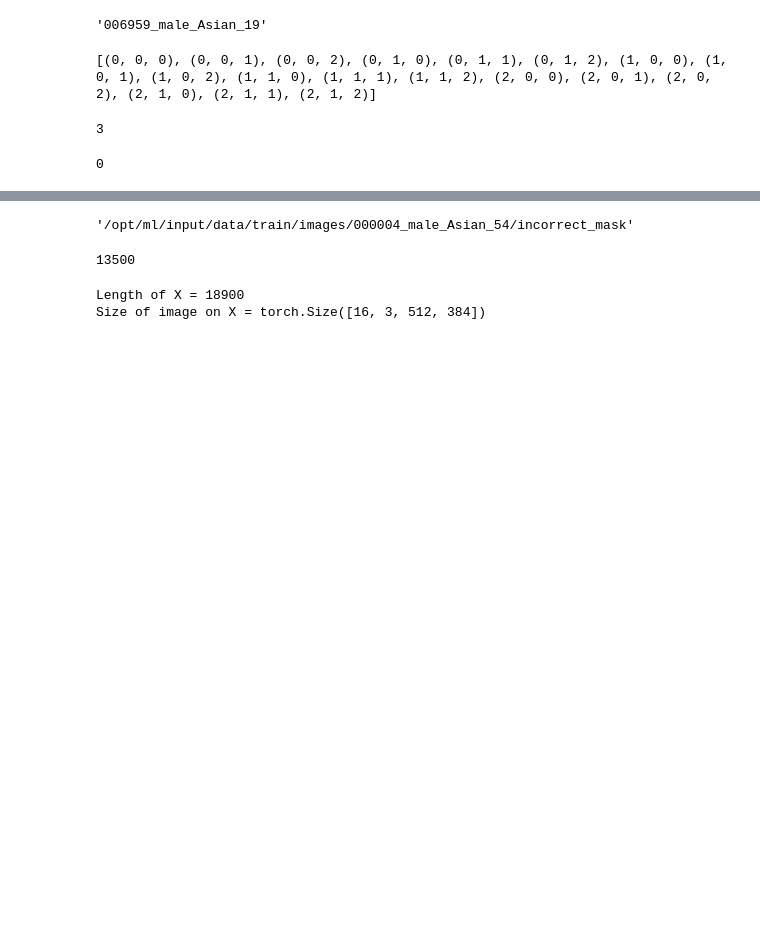
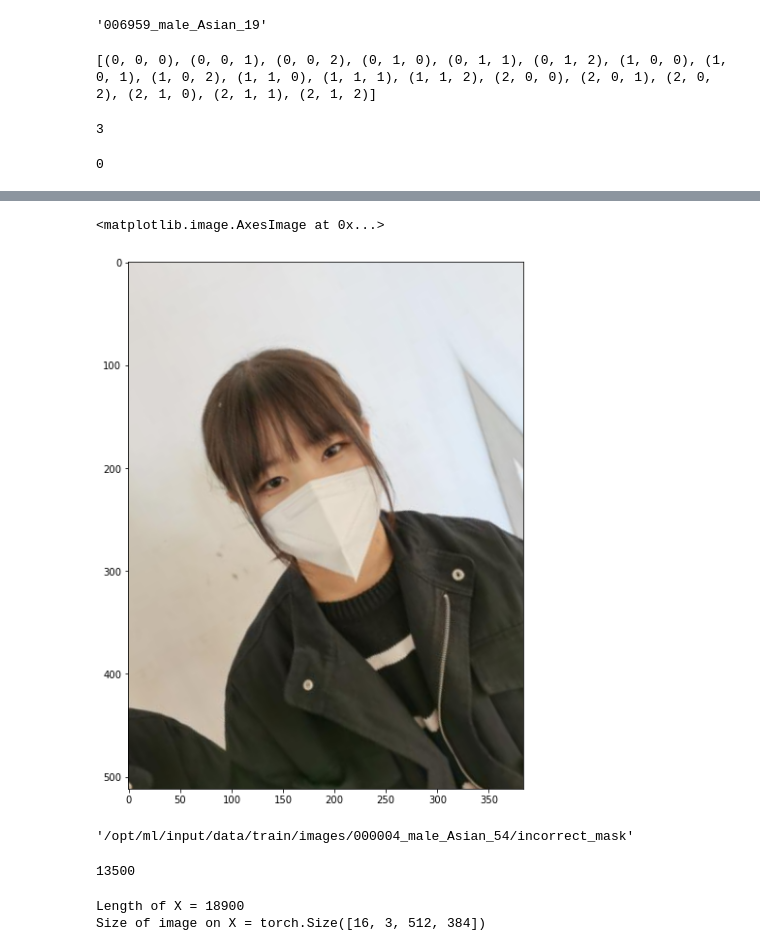
Before and after one commit to naem1023/boostcamp-pstage-image, a Jupyter notebook: test.ipynb, the cells around one changed output, grey strips where cells are left out. Cells and saved outputs as stored; diff of their text form; code cells hidden in the pictures; blank space fills up the shorter version.

Commit message:
Add transformation

```diff
--- a/test.ipynb
+++ b/test.ipynb
@@ -153,0 +148,6 @@ print(get_test_label('/opt/ml/input/data/eval/images/8f958971742a44a71ad3ffba827
+# %%
+import albumentations as A
+
+transformation = A.Compose([
+    A.Rotate(limit=(-30, 30), p=1)]
+)
@@ -154,3 +167,10 @@ print(get_test_label('/opt/ml/input/data/eval/images/8f958971742a44a71ad3ffba827
+# %%
+plt.figure(figsize=(10,10))
+plt.imshow(img)
+plt.imshow(transformation(image=img)['image'])
+# %% [output]
+<matplotlib.image.AxesImage at 0x...>
+[figure, added]
 # %%
 file_feature = ['mask', 'incorrect_mask', 'normal']
 
```
Also changed, not shown: parts of 5 cells of this notebook, 3 other files.
